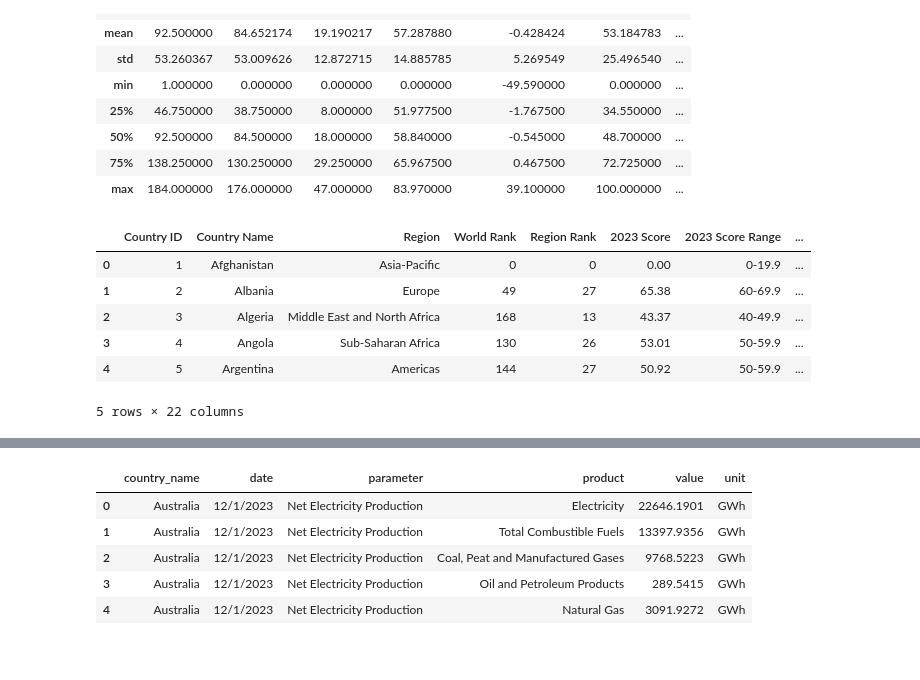
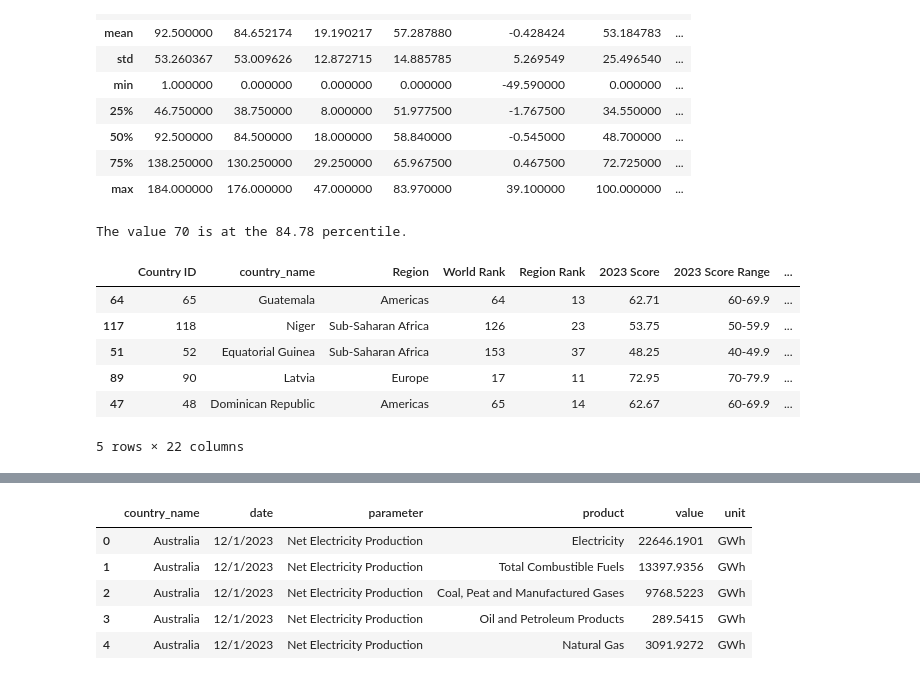
Before and after one commit to williamflynt/predict-economic-freedom, a Jupyter notebook: src/eda.ipynb, the cells around one changed output, grey strips where cells are left out. Saved outputs shown, nothing was run; the diff lists cells and outputs as text; code cells hidden in the pictures.

```diff
--- a/src/eda.ipynb
+++ b/src/eda.ipynb
@@ -41,15 +41,20 @@ None
 | 75% | 138.250000 | 130.250000 | 29.250000 | 65.967500 | 0.467500 | 72.725000 | ... |
 | max | 184.000000 | 176.000000 | 47.000000 | 83.970000 | 39.100000 | 100.000000 | ... |
 # %%
-econ_df.head()
+from scipy import stats
+value = 70  # Above the p75
+percentile = stats.percentileofscore(econ_df['2023 Score'], value)
+print(f"The value {value} is at the {percentile:.2f} percentile.")
+econ_df.sample(n=5)
 # %% [output]
+The value 70 is at the 84.78 percentile.
-|  | Country ID | Country Name | Region | World Rank | Region Rank | 2023 Score | 2023 Score Range | ... |
-| 0 | 1 | Afghanistan | Asia-Pacific | 0 | 0 | 0.00 | 0-19.9 | ... |
-| 1 | 2 | Albania | Europe | 49 | 27 | 65.38 | 60-69.9 | ... |
-| 2 | 3 | Algeria | Middle East and North Africa | 168 | 13 | 43.37 | 40-49.9 | ... |
-| 3 | 4 | Angola | Sub-Saharan Africa | 130 | 26 | 53.01 | 50-59.9 | ... |
-| 4 | 5 | Argentina | Americas | 144 | 27 | 50.92 | 50-59.9 | ... |
+|  | Country ID | country_name | Region | World Rank | Region Rank | 2023 Score | 2023 Score Range | ... |
+| 64 | 65 | Guatemala | Americas | 64 | 13 | 62.71 | 60-69.9 | ... |
+| 117 | 118 | Niger | Sub-Saharan Africa | 126 | 23 | 53.75 | 50-59.9 | ... |
+| 51 | 52 | Equatorial Guinea | Sub-Saharan Africa | 153 | 37 | 48.25 | 40-49.9 | ... |
+| 89 | 90 | Latvia | Europe | 17 | 11 | 72.95 | 70-79.9 | ... |
+| 47 | 48 | Dominican Republic | Americas | 65 | 14 | 62.67 | 60-69.9 | ... |
-5 rows × 22 columns
+5 rows × 22 columns
 # %%
 print(elec_df.info())
 elec_df.describe()
```
Also changed, not shown: parts of 5 cells of this notebook, 10 other files.
